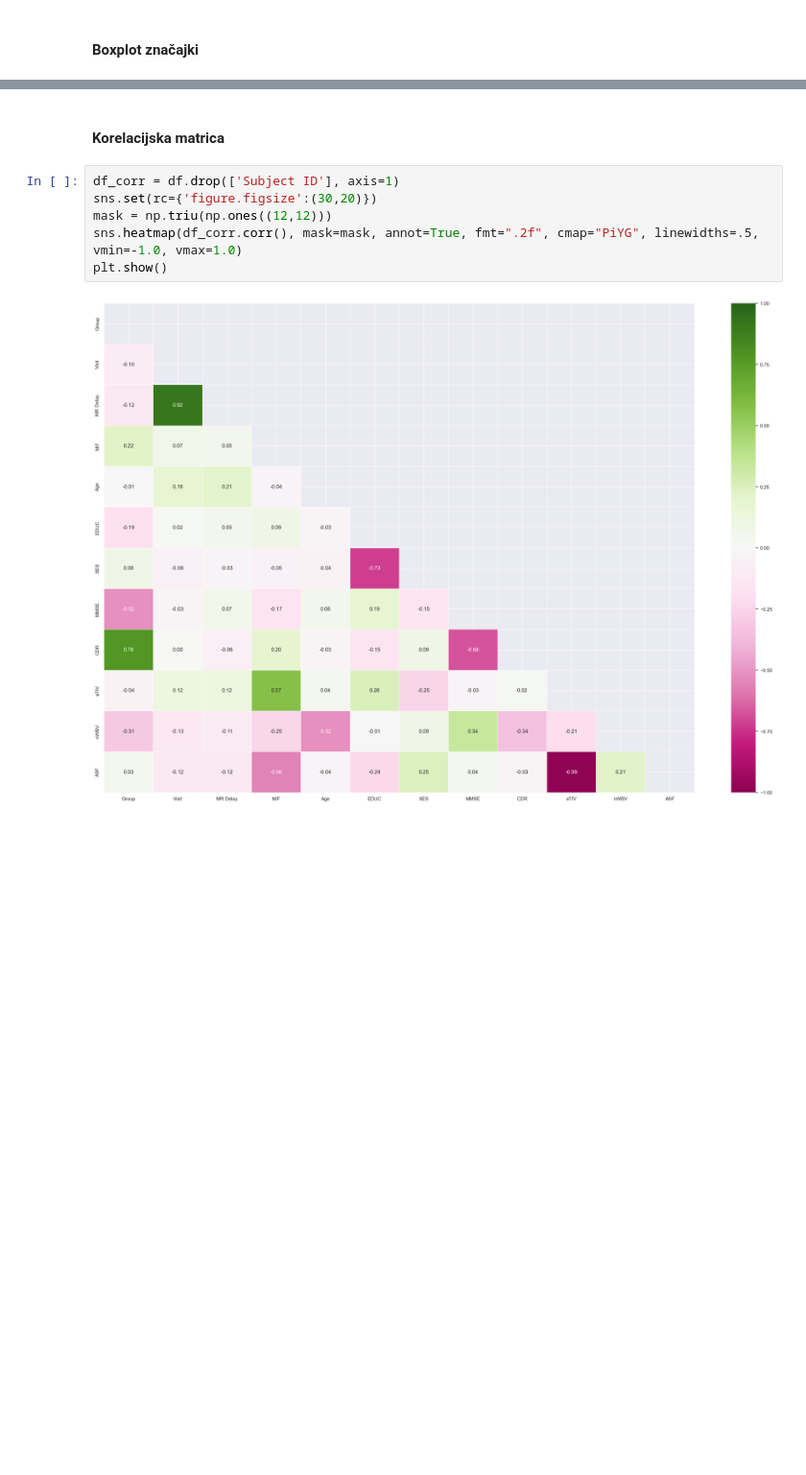
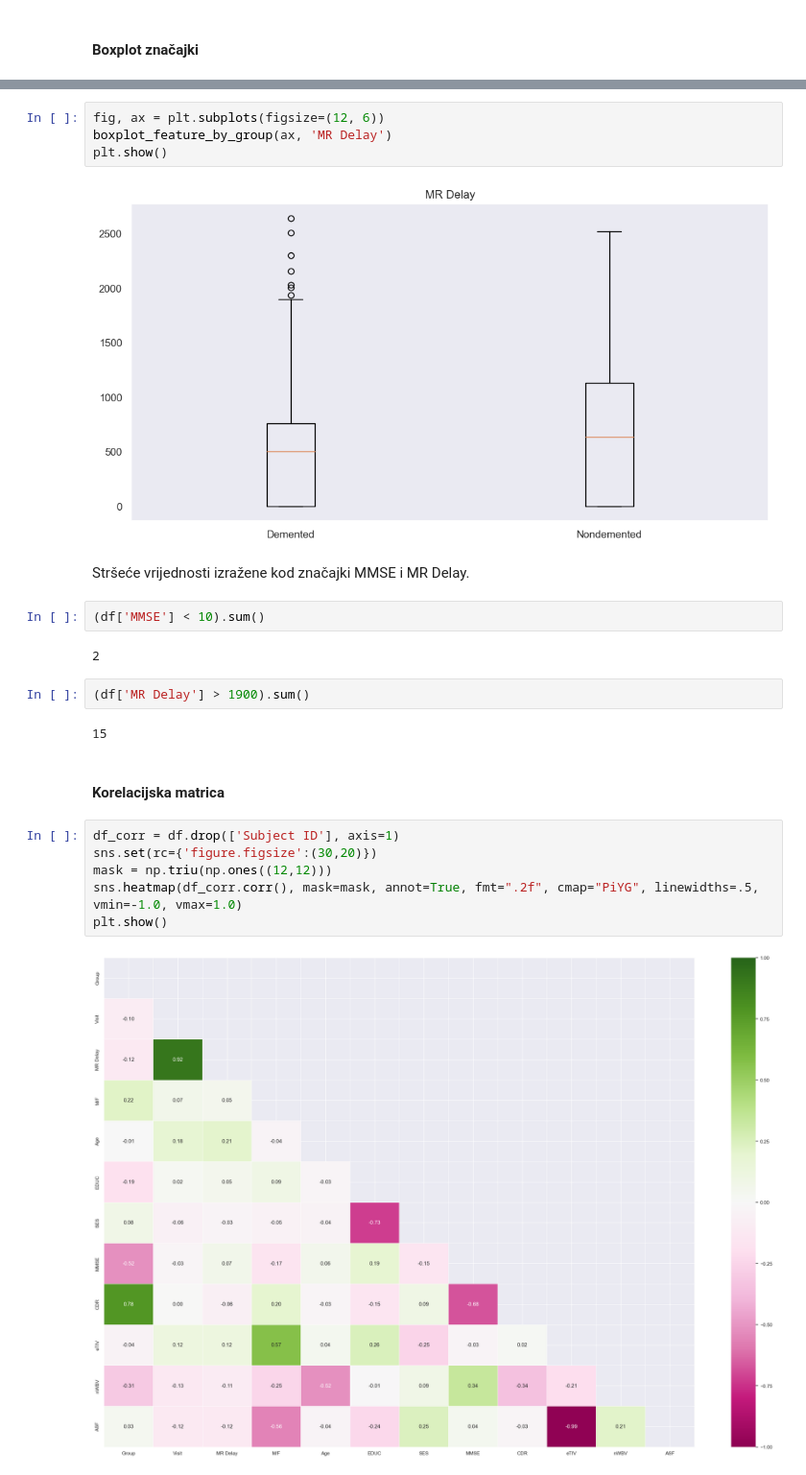
Before and after one commit to stanarlea/alzheimer, a Jupyter notebook: MRI and Alzheimers.ipynb, the cells around one changed output, grey strips where cells are left out. Shown at 96% size. Saved outputs shown, nothing was run; the diff lists cells and outputs as text; blank space fills up the shorter version.

```diff
--- a/MRI and Alzheimers.ipynb
+++ b/MRI and Alzheimers.ipynb
@@ -251,3 +259,19 @@ for i, column_name in enumerate(df.columns[5:]):
+# %%
+fig, ax = plt.subplots(figsize=(12, 6))
+boxplot_feature_by_group(ax, 'MR Delay')
+plt.show()
+# %% [output]
+[figure, added]
+# %% [markdown]
+Stršeće vrijednosti izražene kod značajki MMSE i MR Delay.
+# %%
+(df['MMSE'] < 10).sum()
+# %% [output]
+2
+# %%
+(df['MR Delay'] > 1900).sum()
+# %% [output]
+15
 # %% [markdown]
 #### Korelacijska matrica
 # %%
```
Also changed, not shown: parts of 19 cells of this notebook.
